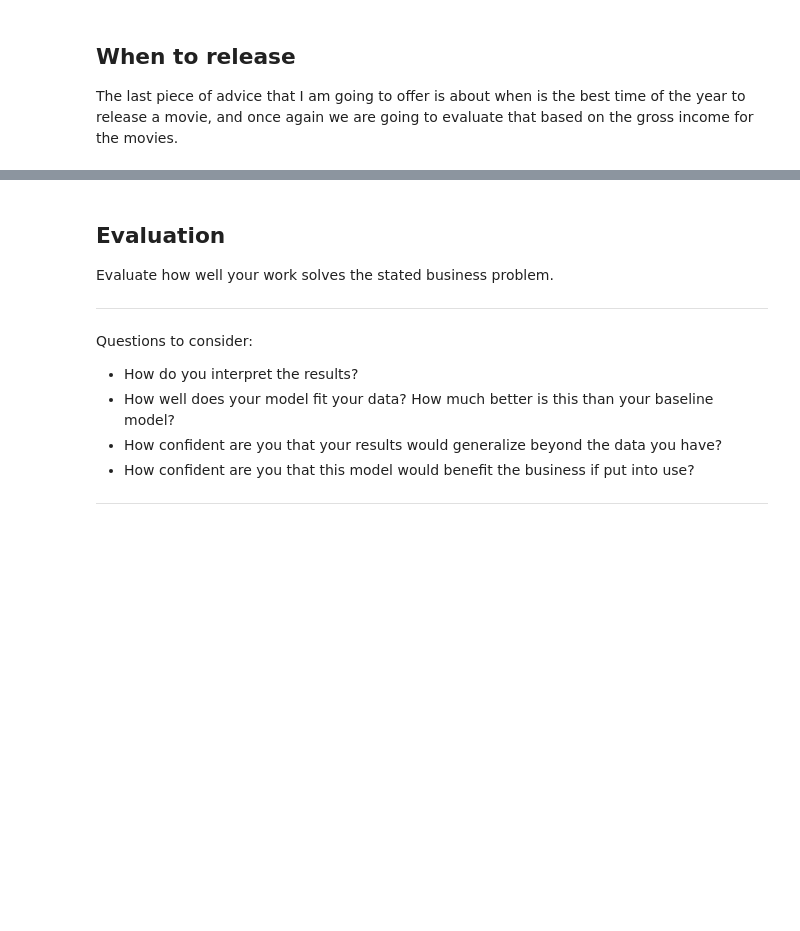
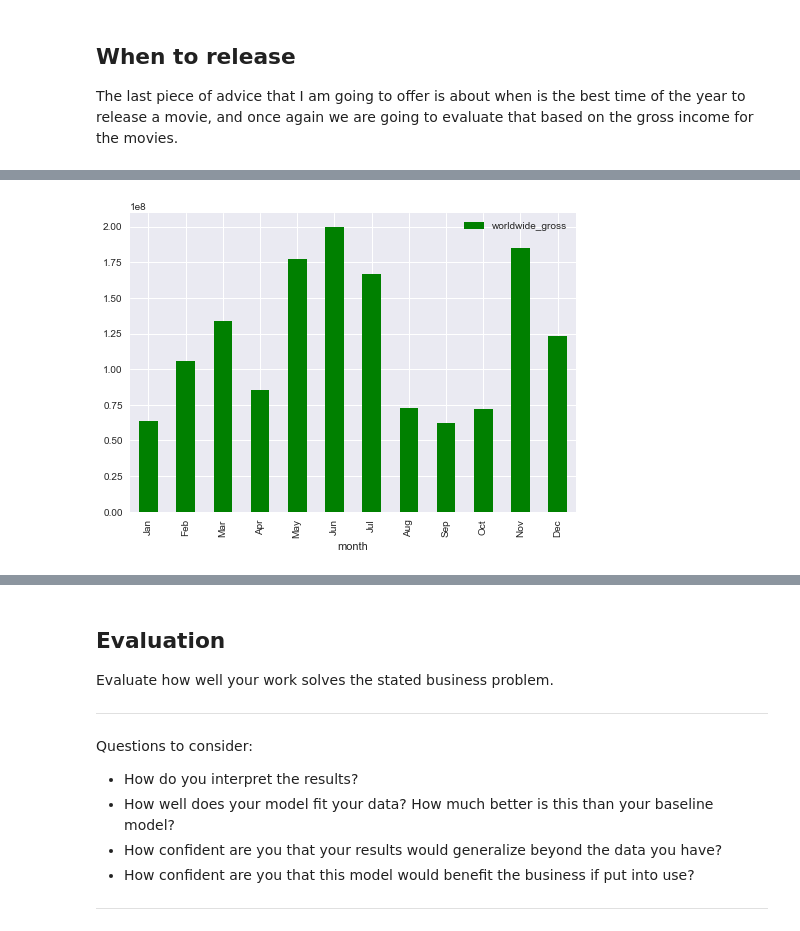
Before and after one commit to MNLKuzmin/dsc-project-genrestudy, a Jupyter notebook: A Genre Study first draft-skimmed down version.ipynb, the cells around one changed output, grey strips where cells are left out. Cells and saved outputs as stored; diff of their text form; code cells hidden in the pictures; blank space fills up the shorter version.

Commit message:
release date done

```diff
--- a/A Genre Study first draft-skimmed down version.ipynb
+++ b/A Genre Study first draft-skimmed down version.ipynb
@@ -648,0 +669,3 @@ The last piece of advice that I am going to offer is about when is the best time
+# %%
+release_df=pd.merge(df_tn,df_tmdb,left_on='movie',right_on='title',how='inner')
+release_df.head()
@@ -648,0 +679,2 @@ The last piece of advice that I am going to offer is about when is the best time
+# %%
+release_df.drop(columns=['Unnamed: 0','genre_ids','id_y','original_language','release_date_y','title'],inplace=True)
@@ -648,0 +683,7 @@ The last piece of advice that I am going to offer is about when is the best time
+# %%
+release_df['month'] = pd.DatetimeIndex(release_df['release_date_x']).month
+release_df=release_df.groupby('month').mean()
+release_df.reset_index(inplace=True)
+release_df.sort_values(by='month',inplace=True)
+import calendar
+release_df['month'] = release_df['month'].apply(lambda x: calendar.month_abbr[x])
@@ -648,0 +698,4 @@ The last piece of advice that I am going to offer is about when is the best time
+# %%
+release_df.plot.bar(x='month',y='worldwide_gross',color='green');
+# %% [output]
+[figure, added]
```
Also changed, not shown: parts of 11 cells of this notebook.
